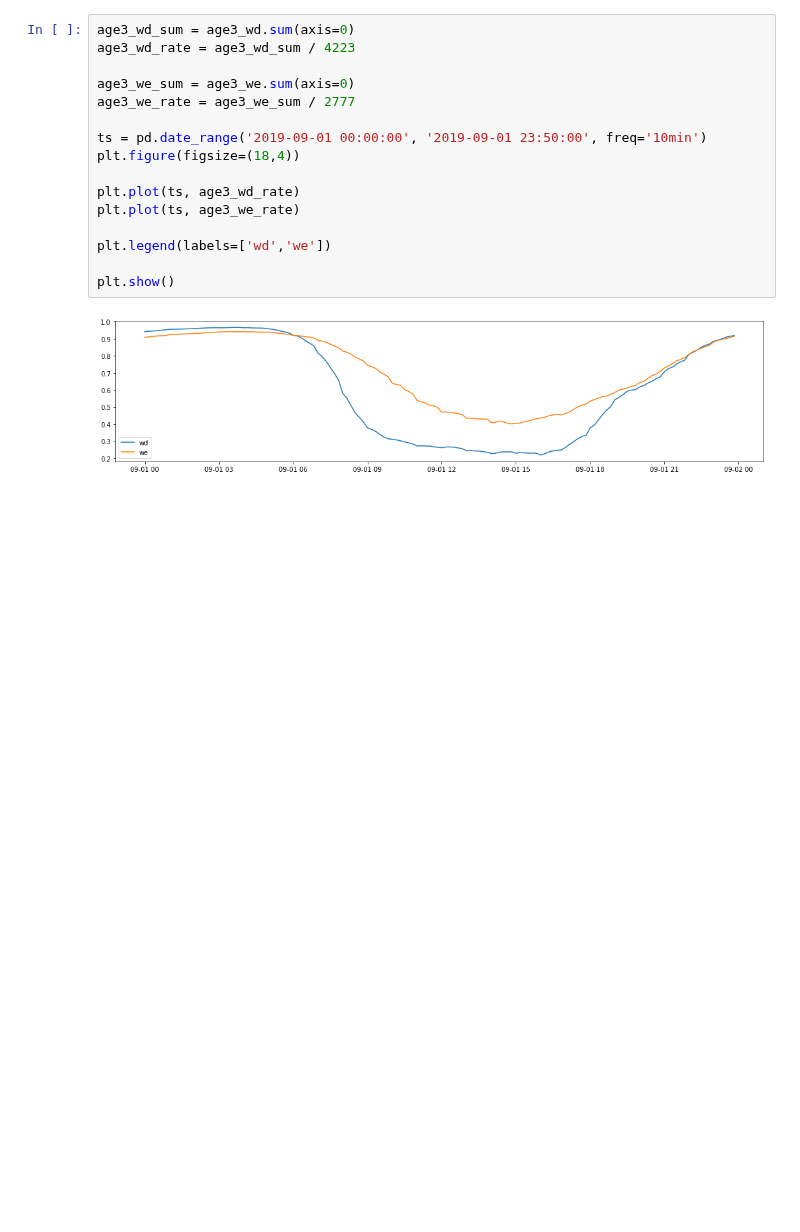
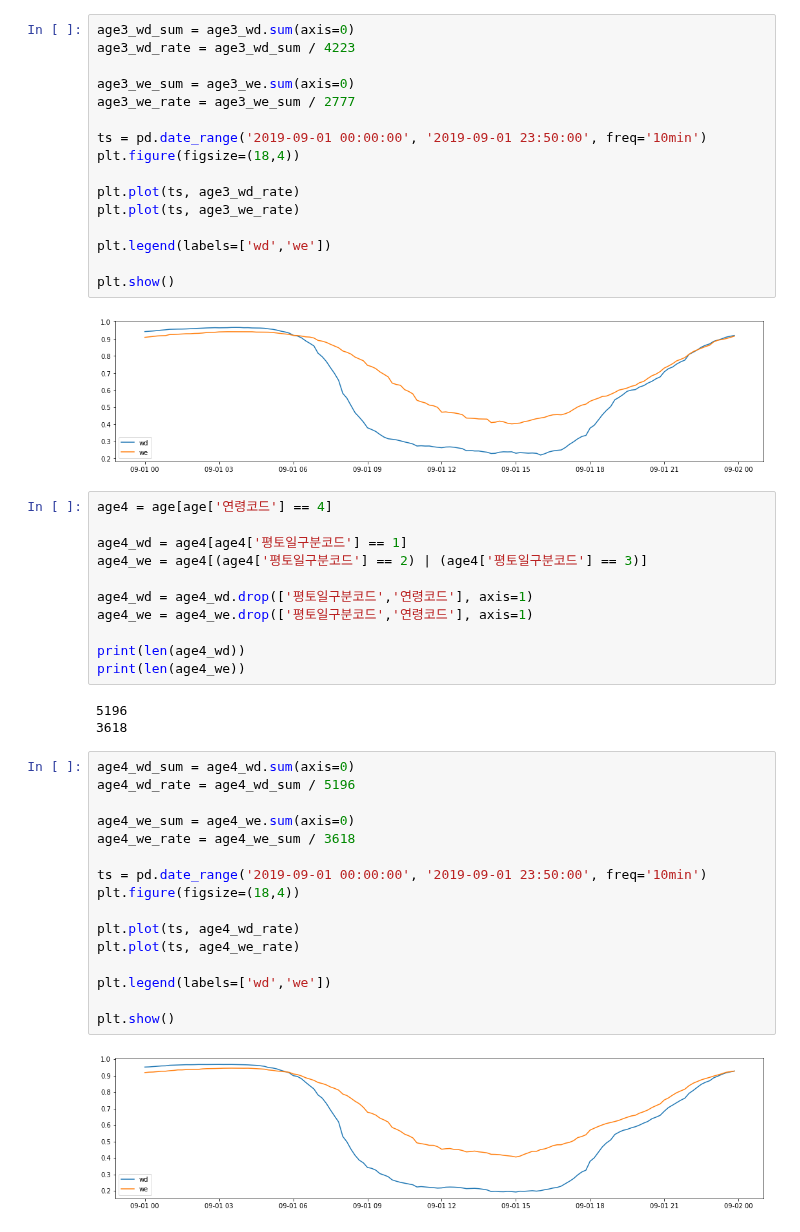
Before and after one commit to mini3713/mini3713, a Jupyter notebook: occupancy/clustering_by_age.ipynb, the cells around one changed output. Cells and saved outputs as stored; diff of their text form; blank space fills up the shorter version.

```diff
--- a/occupancy/clustering_by_age.ipynb
+++ b/occupancy/clustering_by_age.ipynb
@@ -304,3 +304,35 @@ plt.legend(labels=['wd','we'])
 plt.show()
 # %% [output]
 [figure]
+# %%
+age4 = age[age['연령코드'] == 4]
+
+age4_wd = age4[age4['평토일구분코드'] == 1]
+age4_we = age4[(age4['평토일구분코드'] == 2) | (age4['평토일구분코드'] == 3)]
+
+age4_wd = age4_wd.drop(['평토일구분코드','연령코드'], axis=1)
+age4_we = age4_we.drop(['평토일구분코드','연령코드'], axis=1)
+
+print(len(age4_wd))
+print(len(age4_we))
+# %% [output]
+5196
+3618
+# %%
+age4_wd_sum = age4_wd.sum(axis=0)
+age4_wd_rate = age4_wd_sum / 5196
+
+age4_we_sum = age4_we.sum(axis=0)
+age4_we_rate = age4_we_sum / 3618
+
+ts = pd.date_range('2019-09-01 00:00:00', '2019-09-01 23:50:00', freq='10min')
+plt.figure(figsize=(18,4))
+
+plt.plot(ts, age4_wd_rate)
+plt.plot(ts, age4_we_rate)
+
+plt.legend(labels=['wd','we'])
+
+plt.show()
+# %% [output]
+[figure, added]
```
Also changed, not shown: parts of 4 cells of this notebook.
